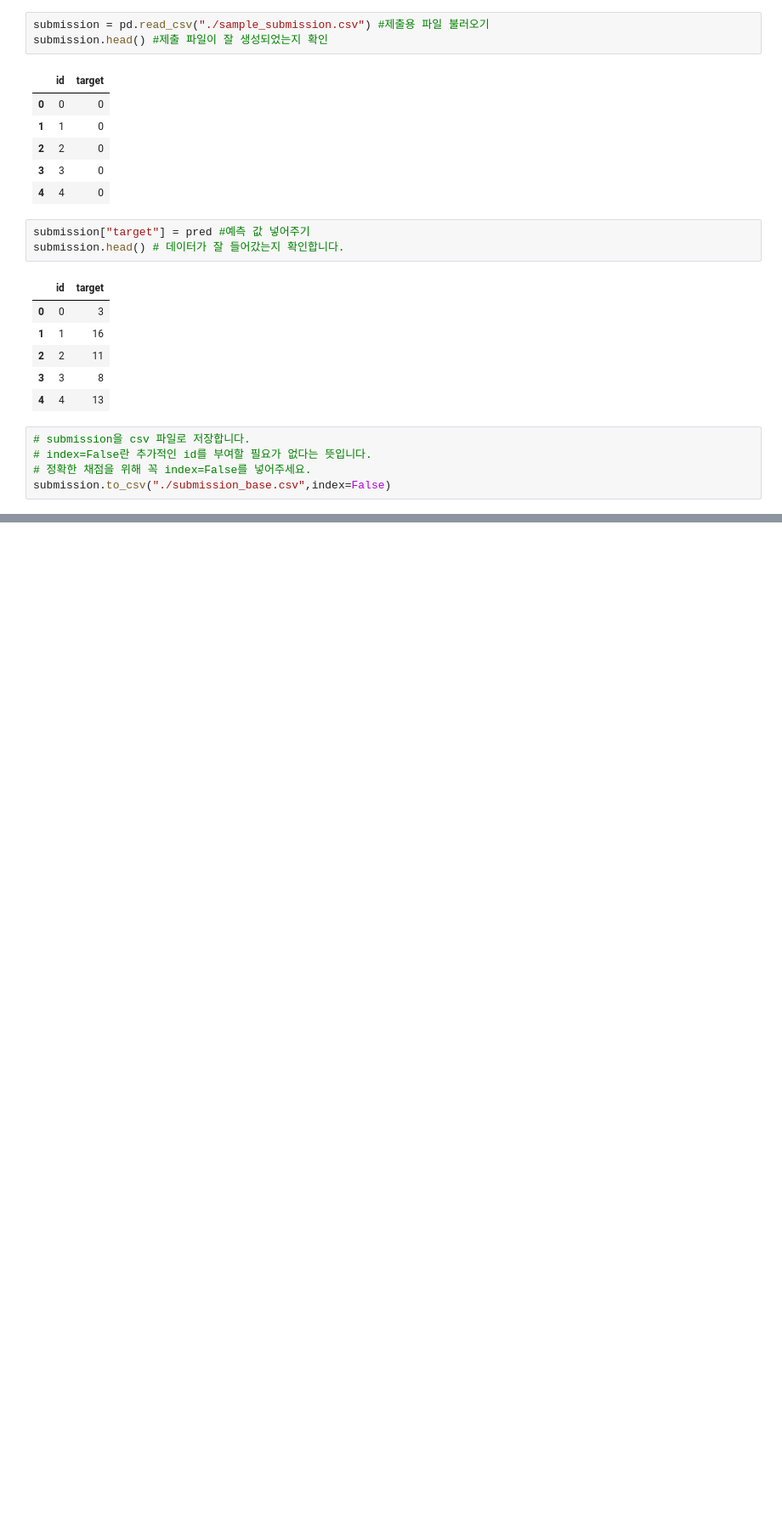
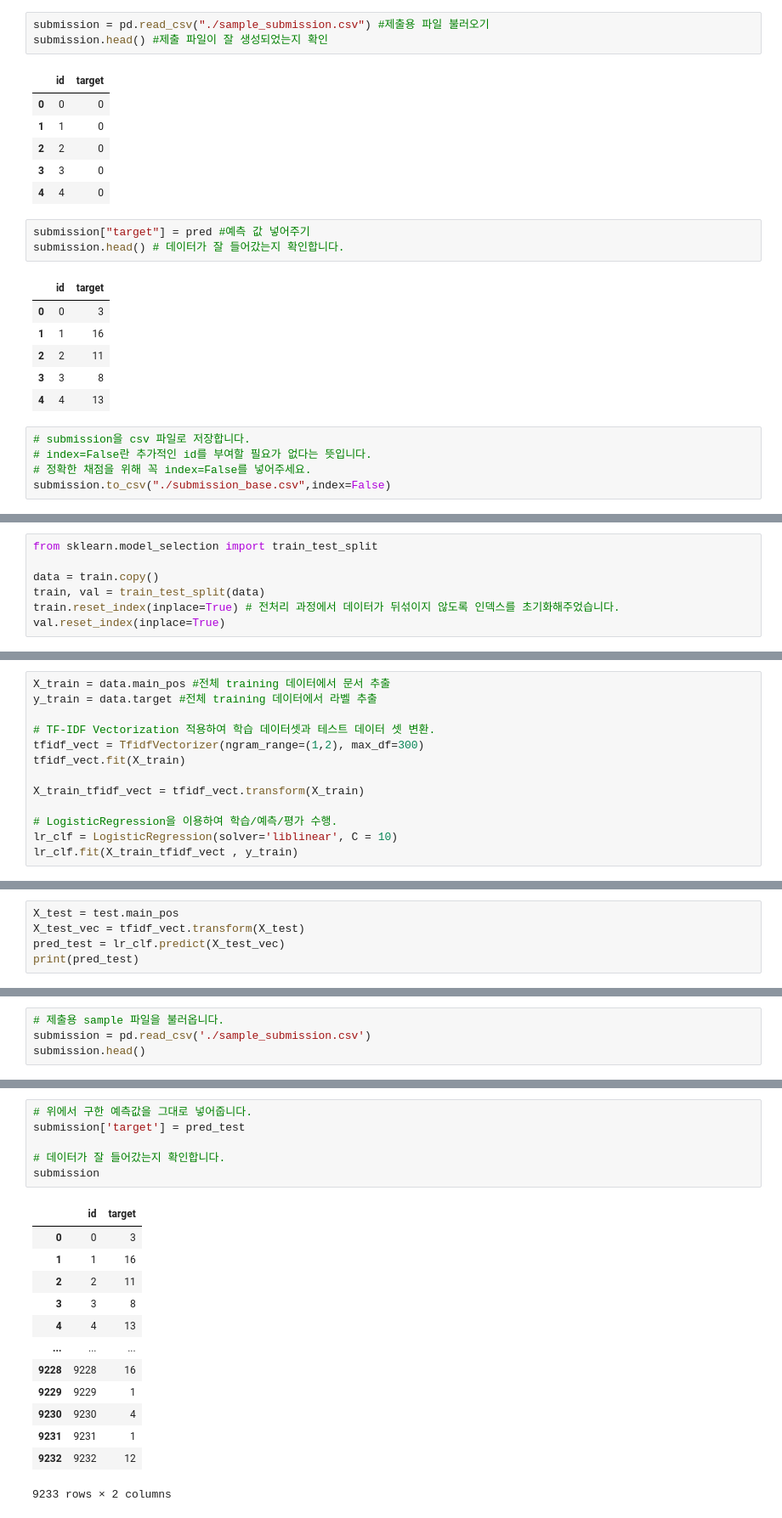
Before and after one commit to ethan528/Python, a Jupyter notebook: 뉴스 그룹 분류 경진대회/뉴스 그룹 분류 경진대회.ipynb, the cells around one changed output, grey strips where cells are left out. Shown at 85% size. Cells and saved outputs as stored; diff of their text form; blank space fills up the shorter version.

```diff
--- a/뉴스 그룹 분류 경진대회/뉴스 그룹 분류 경진대회.ipynb
+++ b/뉴스 그룹 분류 경진대회/뉴스 그룹 분류 경진대회.ipynb
@@ -553,0 +685,7 @@ submission.to_csv("submission_MLP.csv", index = False)
+# %%
+from sklearn.model_selection import train_test_split
+
+data = train.copy()
+train, val = train_test_split(data)
+train.reset_index(inplace=True) # 전처리 과정에서 데이터가 뒤섞이지 않도록 인덱스를 초기화해주었습니다.
+val.reset_index(inplace=True)
@@ -553,0 +753,13 @@ submission.to_csv("submission_MLP.csv", index = False)
+# %%
+X_train = data.main_pos #전체 training 데이터에서 문서 추출
+y_train = data.target #전체 training 데이터에서 라벨 추출
+
+# TF-IDF Vectorization 적용하여 학습 데이터셋과 테스트 데이터 셋 변환.
+tfidf_vect = TfidfVectorizer(ngram_range=(1,2), max_df=300)
+tfidf_vect.fit(X_train)
+
+X_train_tfidf_vect = tfidf_vect.transform(X_train)
+
+# LogisticRegression을 이용하여 학습/예측/평가 수행.
+lr_clf = LogisticRegression(solver='liblinear', C = 10)
+lr_clf.fit(X_train_tfidf_vect , y_train)
@@ -553,0 +768,5 @@ submission.to_csv("submission_MLP.csv", index = False)
+# %%
+X_test = test.main_pos
+X_test_vec = tfidf_vect.transform(X_test)
+pred_test = lr_clf.predict(X_test_vec)
+print(pred_test)
@@ -553,0 +775,4 @@ submission.to_csv("submission_MLP.csv", index = False)
+# %%
+# 제출용 sample 파일을 불러옵니다.
+submission = pd.read_csv('./sample_submission.csv')
+submission.head()
@@ -553,0 +786,20 @@ submission.to_csv("submission_MLP.csv", index = False)
+# %%
+# 위에서 구한 예측값을 그대로 넣어줍니다.
+submission['target'] = pred_test
+
+# 데이터가 잘 들어갔는지 확인합니다.
+submission
+# %% [output]
+|  | id | target |
+| 0 | 0 | 3 |
+| 1 | 1 | 16 |
+| 2 | 2 | 11 |
+| 3 | 3 | 8 |
+| 4 | 4 | 13 |
+| ... | ... | ... |
+| 9228 | 9228 | 16 |
+| 9229 | 9229 | 1 |
+| 9230 | 9230 | 4 |
+| 9231 | 9231 | 1 |
+| 9232 | 9232 | 12 |
+9233 rows × 2 columns
```
Also changed, not shown: parts of 41 cells of this notebook, 6 other files.
